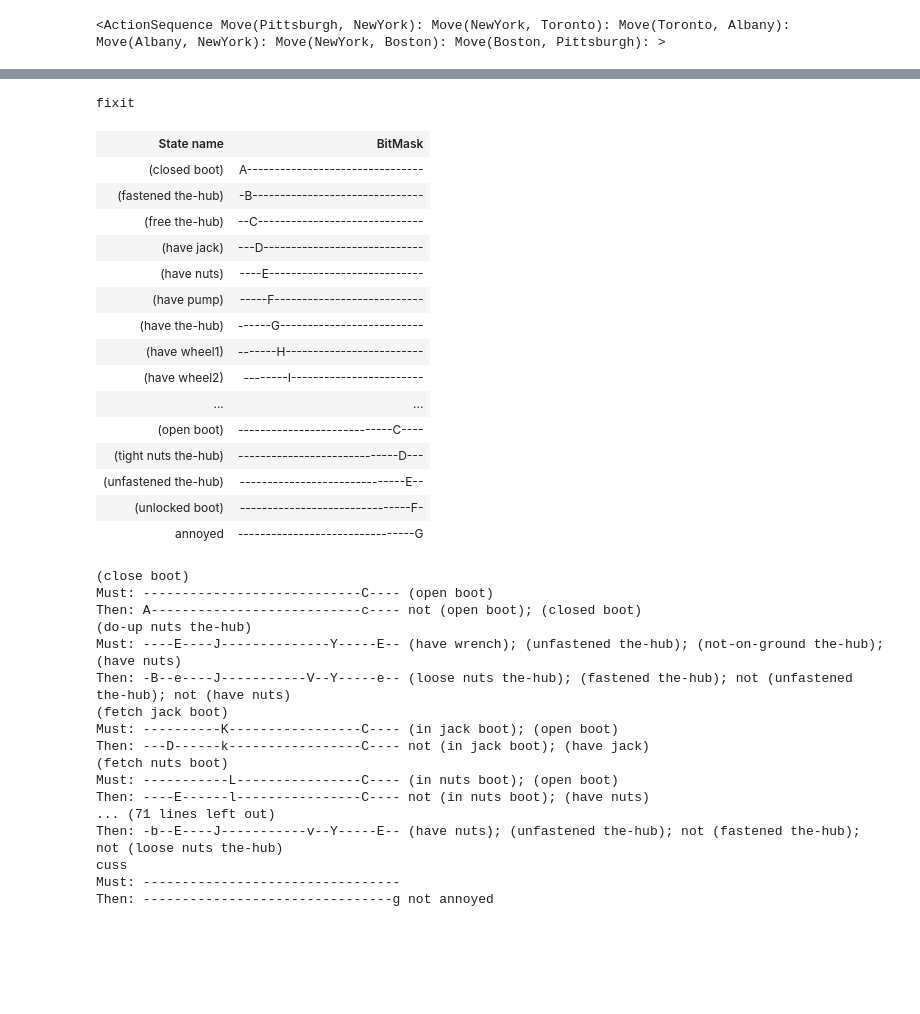
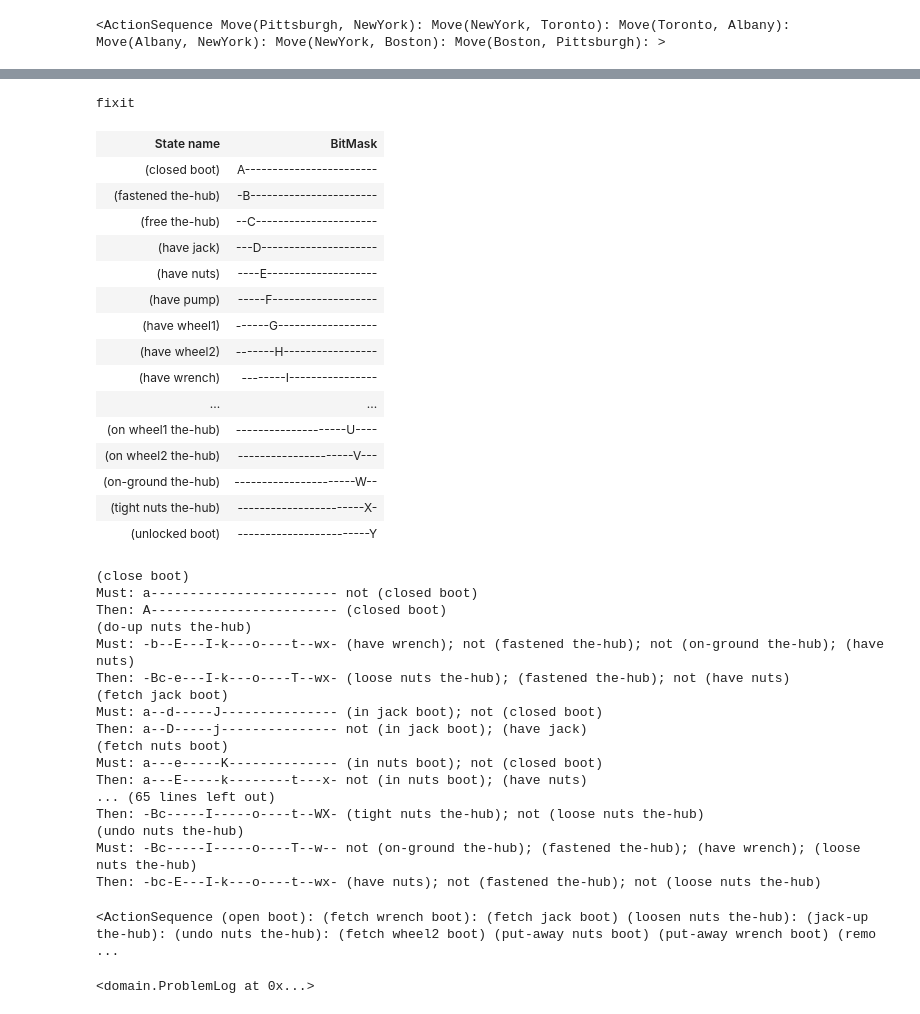
Before and after one commit to ianb/bitplanning, a Jupyter notebook: Planner.ipynb, the cells around one changed output, grey strips where cells are left out. Drawn from its saved outputs; the diff is of its cells as text; code cells hidden in the pictures; blank space fills up the shorter version.

```diff
--- a/Planner.ipynb
+++ b/Planner.ipynb
@@ -1235,48 +1302,48 @@ then
 """)
 # %%
 fixit_1 = fixit_domain.substitute("""
-object: wrench jack pump the-hub nuts wheel1 wheel2
+object: wrench jack pump nuts wheel1 wheel2
 hub: the-hub
 nut: nuts
 container: boot
 wheel: wheel1 wheel2
 """)
 fixit_1
 # %% [output]
 fixit
 | State name | BitMask |
-| (closed boot) | A-------------------------------- |
-| (fastened the-hub) | -B------------------------------- |
-| (free the-hub) | --C------------------------------ |
-| (have jack) | ---D----------------------------- |
-| (have nuts) | ----E---------------------------- |
-| (have pump) | -----F--------------------------- |
-| (have the-hub) | ------G-------------------------- |
-| (have wheel1) | -------H------------------------- |
-| (have wheel2) | --------I------------------------ |
+| (closed boot) | A------------------------ |
+| (fastened the-hub) | -B----------------------- |
+| (free the-hub) | --C---------------------- |
+| (have jack) | ---D--------------------- |
+| (have nuts) | ----E-------------------- |
+| (have pump) | -----F------------------- |
+| (have wheel1) | ------G------------------ |
+| (have wheel2) | -------H----------------- |
+| (have wrench) | --------I---------------- |
 | ... | ... |
-| (open boot) | ----------------------------C---- |
-| (tight nuts the-hub) | -----------------------------D--- |
-| (unfastened the-hub) | ------------------------------E-- |
-| (unlocked boot) | -------------------------------F- |
-| annoyed | --------------------------------G |
+| (on wheel1 the-hub) | --------------------U---- |
+| (on wheel2 the-hub) | ---------------------V--- |
+| (on-ground the-hub) | ----------------------W-- |
+| (tight nuts the-hub) | -----------------------X- |
+| (unlocked boot) | ------------------------Y |
 (close boot)
-Must: ----------------------------C---- (open boot)
-Then: A---------------------------c---- not (open boot); (closed boot)
+Must: a------------------------ not (closed boot)
+Then: A------------------------ (closed boot)
 (do-up nuts the-hub)
-Must: ----E----J--------------Y-----E-- (have wrench); (unfastened the-hub); (not-on-ground the-hub); (have nuts)
-Then: -B--e----J-----------V--Y-----e-- (loose nuts the-hub); (fastened the-hub); not (unfastened the-hub); not (have nuts)
+Must: -b--E---I-k---o----t--wx- (have wrench); not (fastened the-hub); not (on-ground the-hub); (have nuts)
+Then: -Bc-e---I-k---o----T--wx- (loose nuts the-hub); (fastened the-hub); not (have nuts)
 (fetch jack boot)
-Must: ----------K-----------------C---- (in jack boot); (open boot)
-Then: ---D------k-----------------C---- not (in jack boot); (have jack)
+Must: a--d-----J--------------- (in jack boot); not (closed boot)
+Then: a--D-----j--------------- not (in jack boot); (have jack)
 (fetch nuts boot)
-Must: -----------L----------------C---- (in nuts boot); (open boot)
-Then: ----E------l----------------C---- not (in nuts boot); (have nuts)
-... (71 lines left out)
-Then: -b--E----J-----------v--Y-----E-- (have nuts); (unfastened the-hub); not (fastened the-hub); not (loose nuts the-hub)
-cuss
-Must: ---------------------------------
-Then: --------------------------------g not annoyed
+Must: a---e-----K-------------- (in nuts boot); not (closed boot)
+Then: a---E-----k--------t---x- not (in nuts boot); (have nuts)
+... (65 lines left out)
+Then: -Bc-----I-----o----t--WX- (tight nuts the-hub); not (loose nuts the-hub)
+(undo nuts the-hub)
+Must: -Bc-----I-----o----T--w-- not (on-ground the-hub); (fastened the-hub); (have wrench); (loose nuts the-hub)
+Then: -bc-E---I-k---o----t--wx- (have nuts); not (fastened the-hub); not (loose nuts the-hub)
 # %%
 fixit_1_problem = fixit_1.problem(
 start="""
@@ -1322,0 +1374,11 @@ goal="""
+# %%
+# Note this takes about a minute to run
+fixit_1_problem.solve()
+# %% [output]
+<ActionSequence (open boot): (fetch wrench boot): (fetch jack boot) (loosen nuts the-hub): (jack-up the-hub): (undo nuts the-hub): (fetch wheel2 boot) (put-away nuts boot) (put-away wrench boot) (remo ...
+# %%
+# The log is really long, so we'll truncate
+fixit_1_problem.log.activity = fixit_1_problem.log.activity[-4:]
+fixit_1_problem.log
+# %% [output]
+<domain.ProblemLog at 0x...>
```
Also changed, not shown: parts of 9 cells of this notebook, 1 other file.
